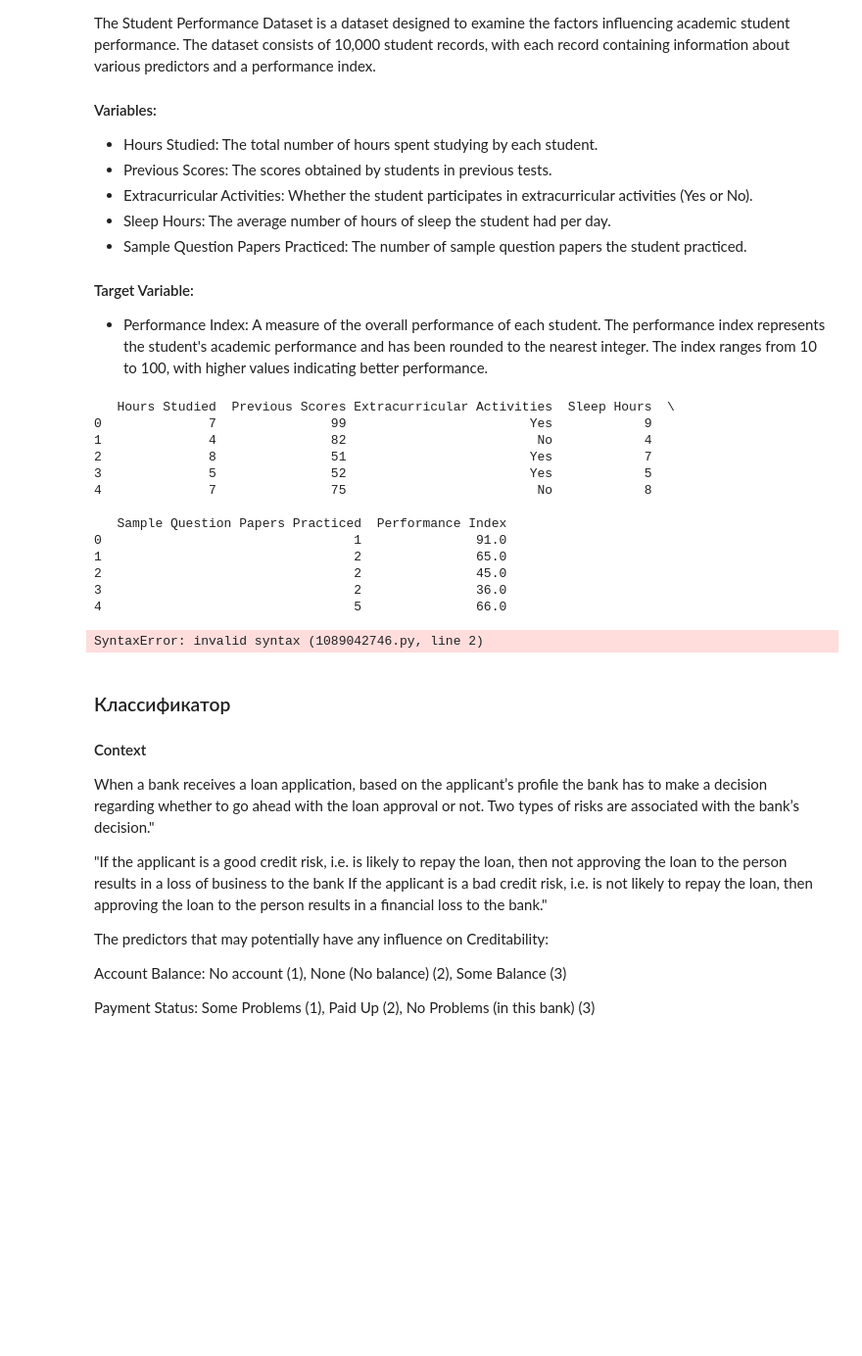
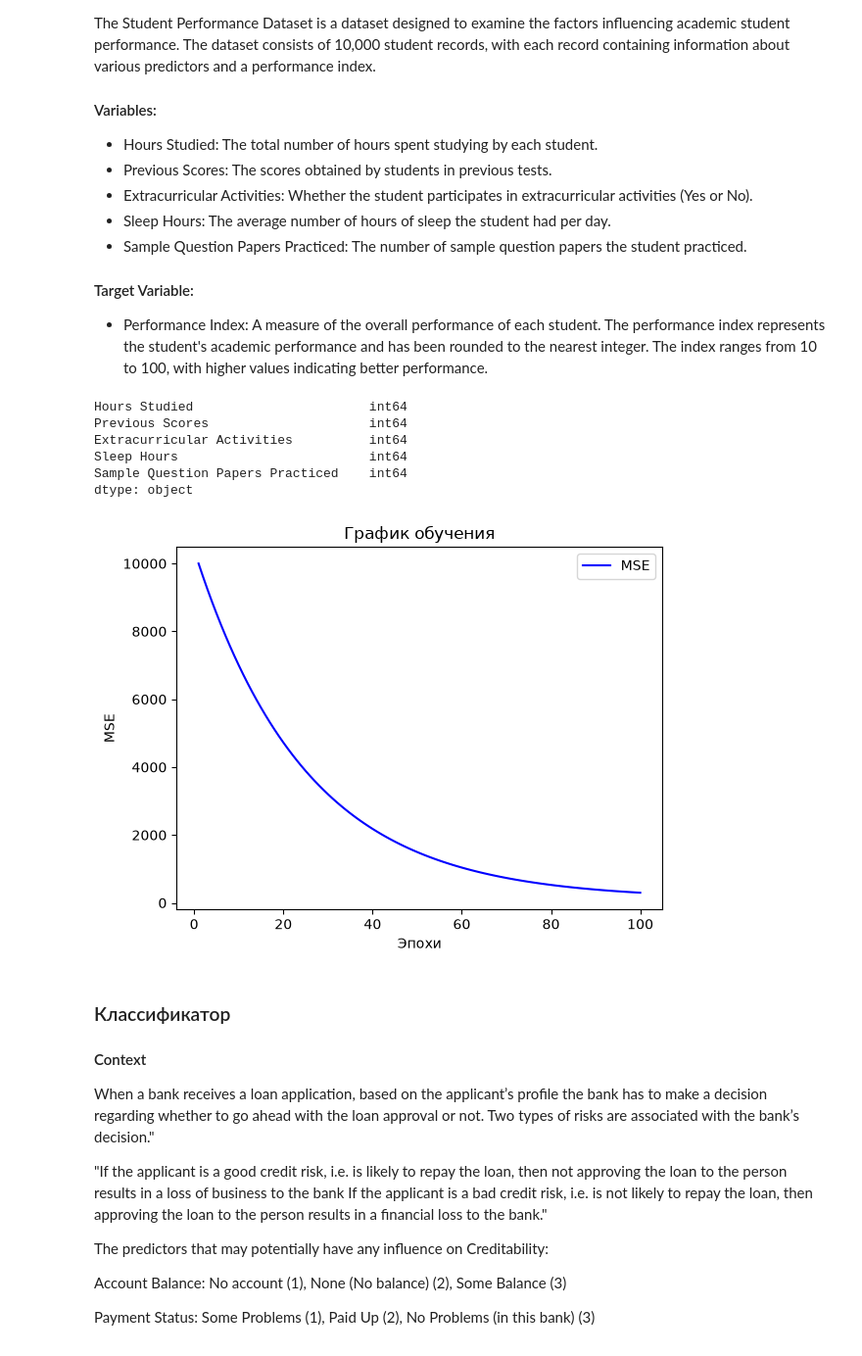
Before and after one commit to CharosKarabaeva/lab3, a Jupyter notebook: Линейная модель и градиентный спуск.ipynb, the cells around one changed output. Shown at 98% size. Saved outputs shown, nothing was run; the diff lists cells and outputs as text; code cells hidden in the pictures; blank space fills up the shorter version.

```diff
--- a/Линейная модель и градиентный спуск.ipynb
+++ b/Линейная модель и градиентный спуск.ipynb
@@ -155,59 +155,57 @@ The Student Performance Dataset is a dataset designed to examine the factors inf
 # %%
 import pandas as pd
 # %%
-data = pd.read_csv('Student_Performance.csv')
-print(data.head())
+data = pd.read_csv("Student_Performance.csv")
 
-Y = data['Performance Index']
-X = data.drop(columns=['Performance Index'])
-X['Extracurricular Activities'] = X['Extracurricular Activities'].replace({
-    'Yes': 1,
-    'No': 0
+Y = data["Performance Index"]
+
+X = data.drop(columns=["Performance Index"])
+
+X["Extracurricular Activities"] = X["Extracurricular Activities"].map({
+    "Yes": 1,
+    "No": 0
 })
-X = X.to_numpy()
+
+print(X.dtypes)
+
+X = X.astype(float).to_numpy()
+Y = Y.astype(float).to_numpy()
 # %% [output]
-   Hours Studied  Previous Scores Extracurricular Activities  Sleep Hours  \
-0              7               99                        Yes            9
-1              4               82                         No            4
-2              8               51                        Yes            7
-3              5               52                        Yes            5
-4              7               75                         No            8
-
-   Sample Question Papers Practiced  Performance Index
-0                                 1               91.0
-1                                 2               65.0
-2                                 2               45.0
-3                                 2               36.0
-4                                 5               66.0
+Hours Studied                       int64
+Previous Scores                     int64
+Extracurricular Activities          int64
+Sleep Hours                         int64
+Sample Question Papers Practiced    int64
+dtype: object
 # %%
 # Вычислите среднее по столбцам.
-mean = ?
+mean = X.mean(axis=0)
 
 # Вычислите стандартное отклонение по столбцам.
-std = ?
+std = X.std(axis=0)
 
 # Нормализуйте данные по столбцам (стандартное масштабирование).
 normalized_X = (X - mean) / std
 
 # Нормализуйте и выходные данные.
-normalized_Y = ?
+normalized_Y = (Y - Y.mean()) / Y.std()
-# %% [output]
-SyntaxError: invalid syntax (1089042746.py, line 2)
 # %%
-lr = LinearRegressor(num_features=?)
-history = lr.fit(?)
+lr = LinearRegressor(num_features=normalized_X.shape[1])
+history = lr.fit(normalized_X, normalized_Y)
 # %%
 epochs = range(1, len(history) + 1)
 
 # Постройте график обучения.
-plt.plot(?, ?, 'b', label='MSE')
+plt.plot(epochs, history, 'b', label='MSE')
 plt.title('График обучения')
 plt.xlabel('Эпохи')
 plt.ylabel('MSE')
 plt.legend()
 
 # Отобразите график.
-plt.?()
+plt.show()
+# %% [output]
+[figure, added]
 # %% [markdown]
 ### Классификатор
 #### Context
```
Also changed, not shown: parts of 6 cells of this notebook.
